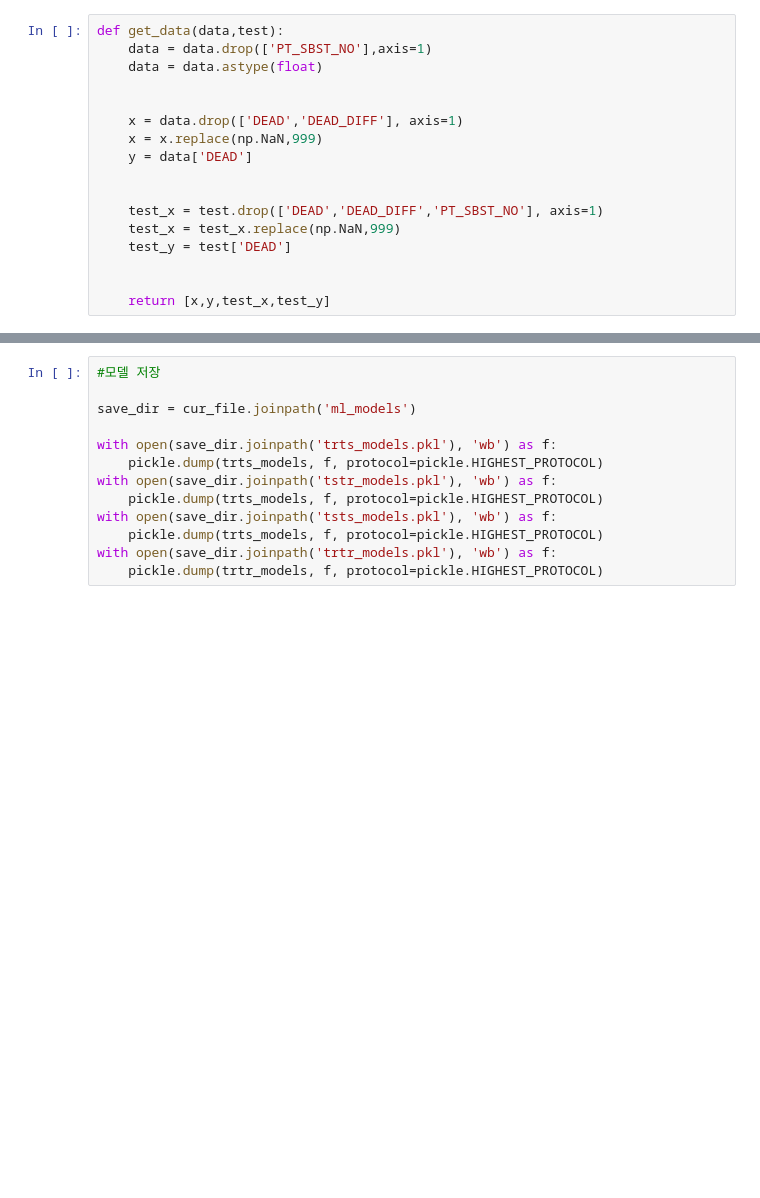
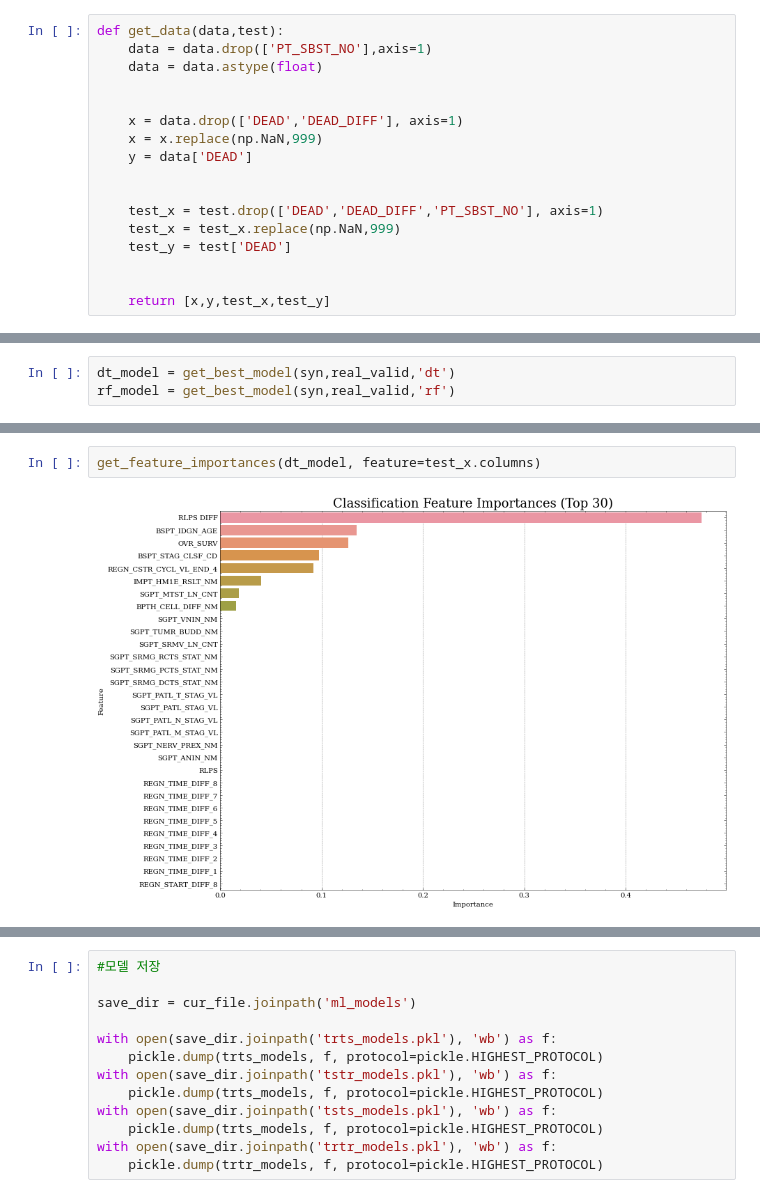
Before and after one commit to memy85/2022_DATA_SYNTHESIS, a Jupyter notebook: young_age/src/3_evaluate_data/Untitled.ipynb, the cells around one changed output, grey strips where cells are left out. Drawn from its saved outputs; the diff is of its cells as text; blank space fills up the shorter version.

```diff
--- a/young_age/src/3_evaluate_data/Untitled.ipynb
+++ b/young_age/src/3_evaluate_data/Untitled.ipynb
@@ -174,0 +214,3 @@ train
+# %%
+dt_model = get_best_model(syn,real_valid,'dt')
+rf_model = get_best_model(syn,real_valid,'rf')
@@ -174,0 +228,4 @@ train
+# %%
+get_feature_importances(dt_model, feature=test_x.columns)
+# %% [output]
+[figure, added]
```
Also changed, not shown: parts of 28 cells of this notebook.
